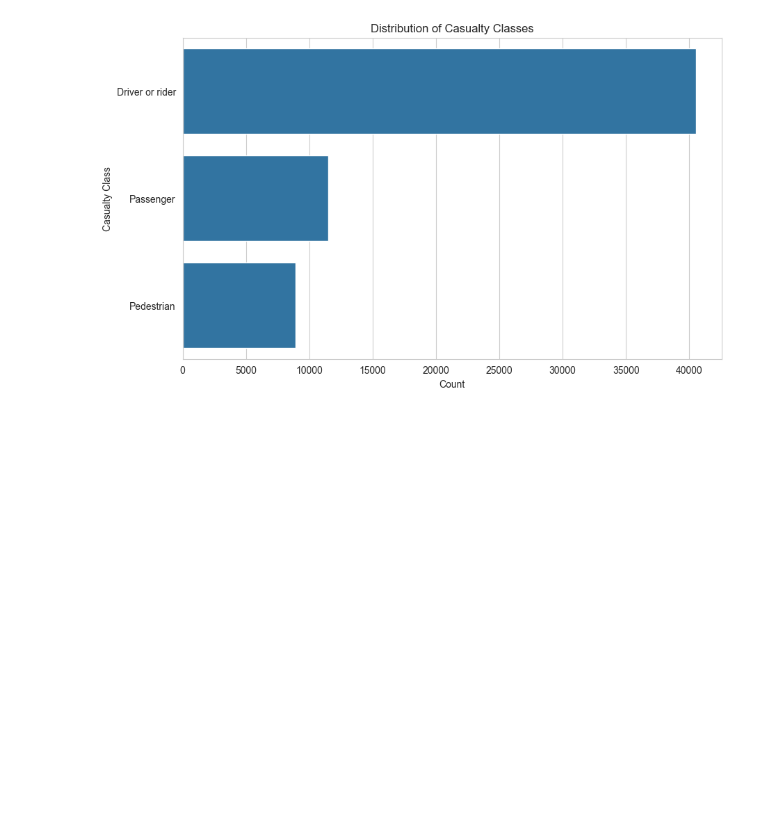
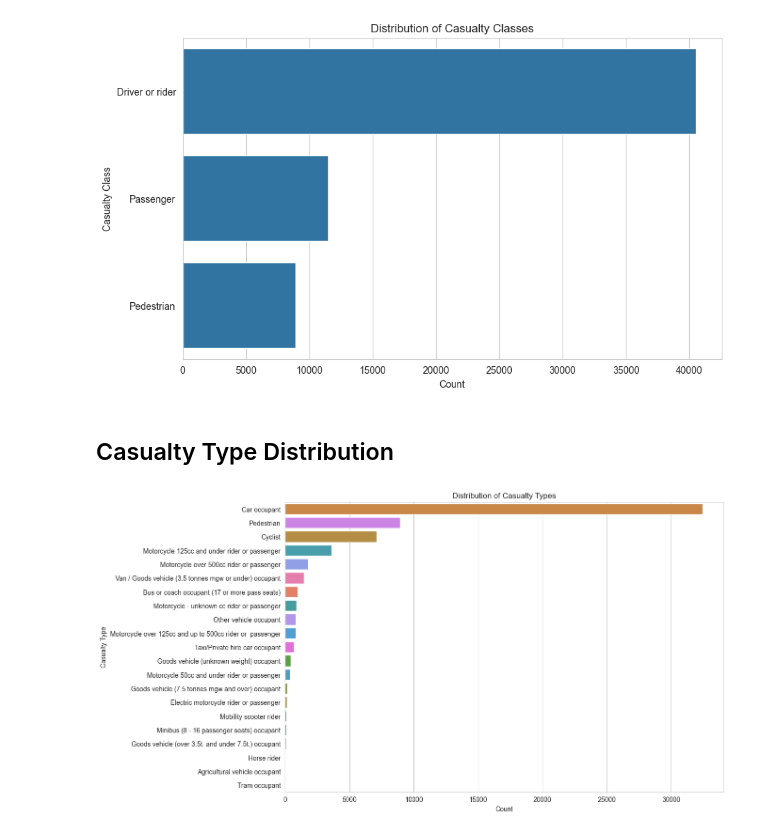
Before and after one commit to ArmanAghania/Road-Casualty-Statistics-and-Analysis, a Jupyter notebook: analysis.ipynb, the cells around one changed output. Drawn from its saved outputs; the diff is of its cells as text; code cells hidden in the pictures; blank space fills up the shorter version.

```diff
--- a/analysis.ipynb
+++ b/analysis.ipynb
@@ -1262,3 +1262,17 @@ plt.ylabel('Casualty Class')
 plt.show()
 # %% [output]
 [figure]
+# %% [markdown]
+## Casualty Type Distribution
+# %%
+# Create a figure for the distribution of casualty types
+plt.figure(figsize=(12, 8))
+sns.countplot(y='casualty_type', data=df, order=clean_df['casualty_type'].value_counts().index, hue='casualty_type')
+plt.title('Distribution of Casualty Types')
+plt.xlabel('Count')
+plt.ylabel('Casualty Type')
+
+# Show the plot
+plt.show()
+# %% [output]
+[figure, added]
```
Also changed, not shown: parts of 12 cells of this notebook, 2 other files.
